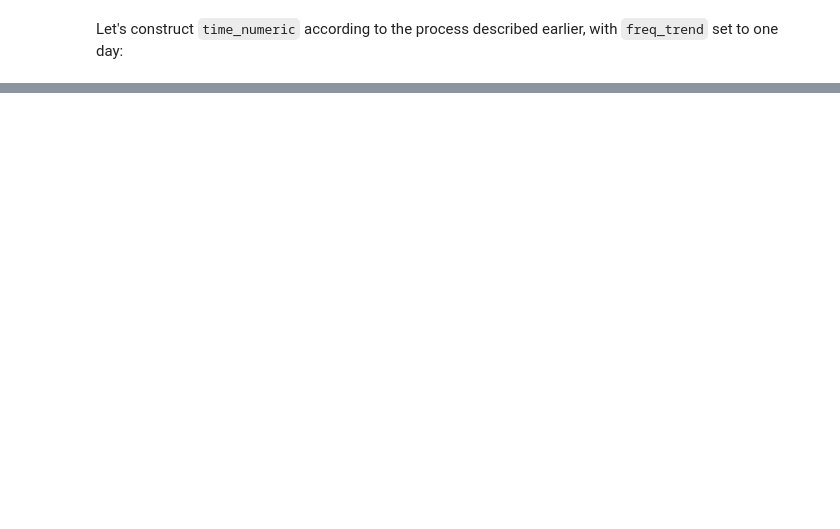
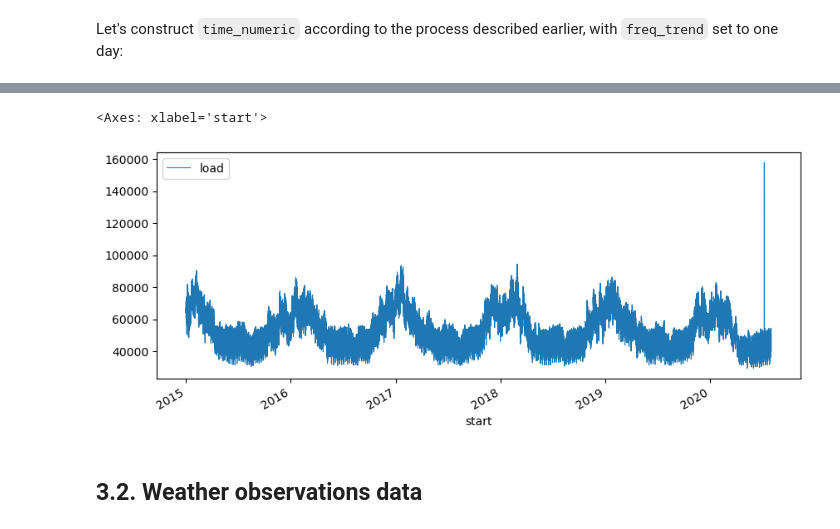
Before and after one commit to CyrilJl/apyxl, a Jupyter notebook: docs/source/tours/ts_normalization.ipynb, the cells around one changed output, grey strips where cells are left out. Cells and saved outputs as stored; diff of their text form; code cells hidden in the pictures; blank space fills up the shorter version.

Commit message:
electricity consumption dataset

```diff
--- a/docs/source/tours/ts_normalization.ipynb
+++ b/docs/source/tours/ts_normalization.ipynb
@@ -116,0 +129,5 @@ plt.show()
+# %%
+path = kagglehub.dataset_download("francoisraucent/western-europe-power-consumption")
+load = pd.read_csv(join(path, 'fr.csv'), parse_dates=['start', 'end'], index_col='start').drop(columns='end')
+load.index = load.index.tz_localize(None)
+load.sample(3)
@@ -116,0 +140,7 @@ plt.show()
+# %%
+load.plot(figsize=(10, 4), lw=0.8)
+# %% [output]
+<Axes: xlabel='start'>
+[figure, added]
+# %% [markdown]
+## 3.2. Weather observations data
```
Also changed, not shown: parts of 21 cells of this notebook.
